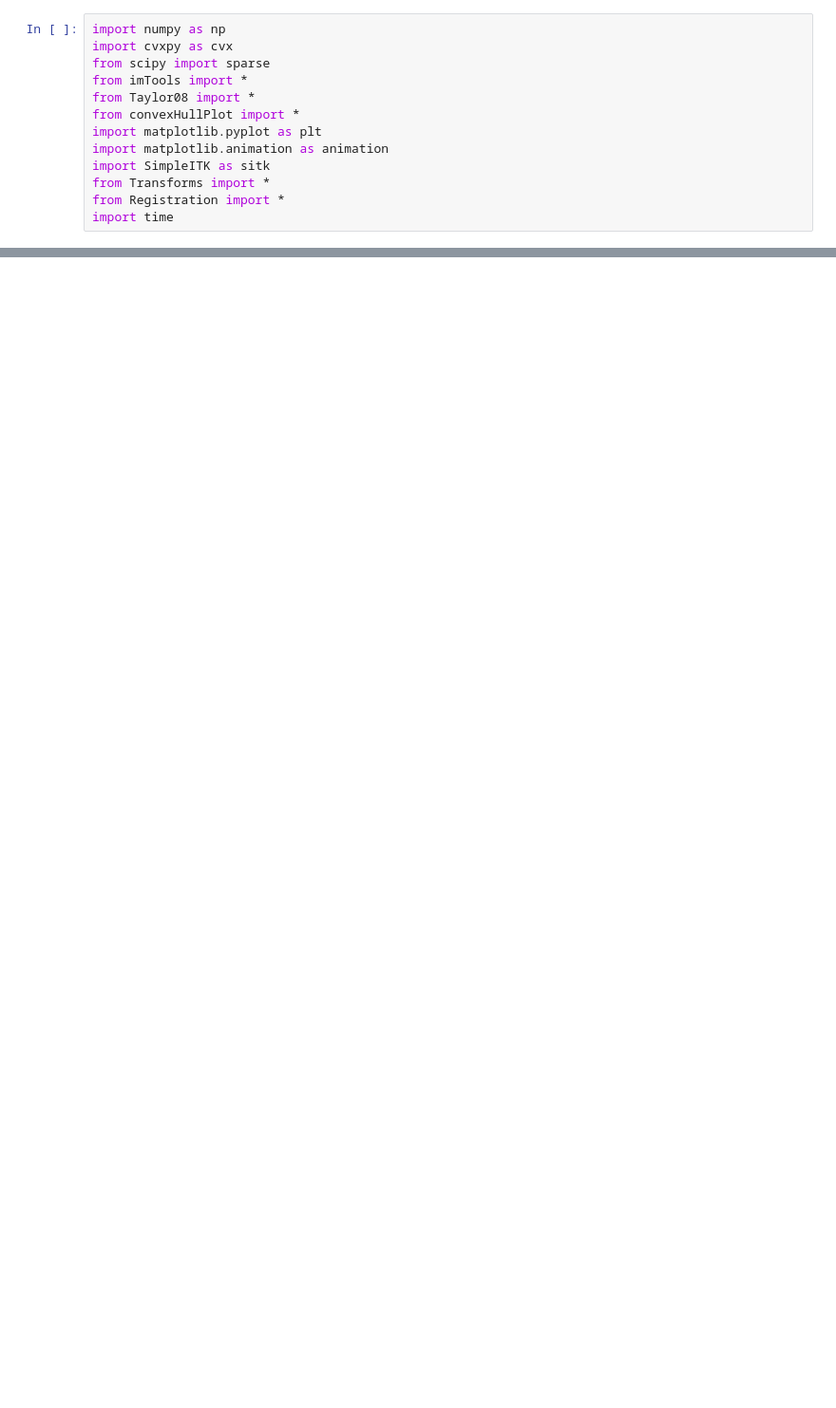
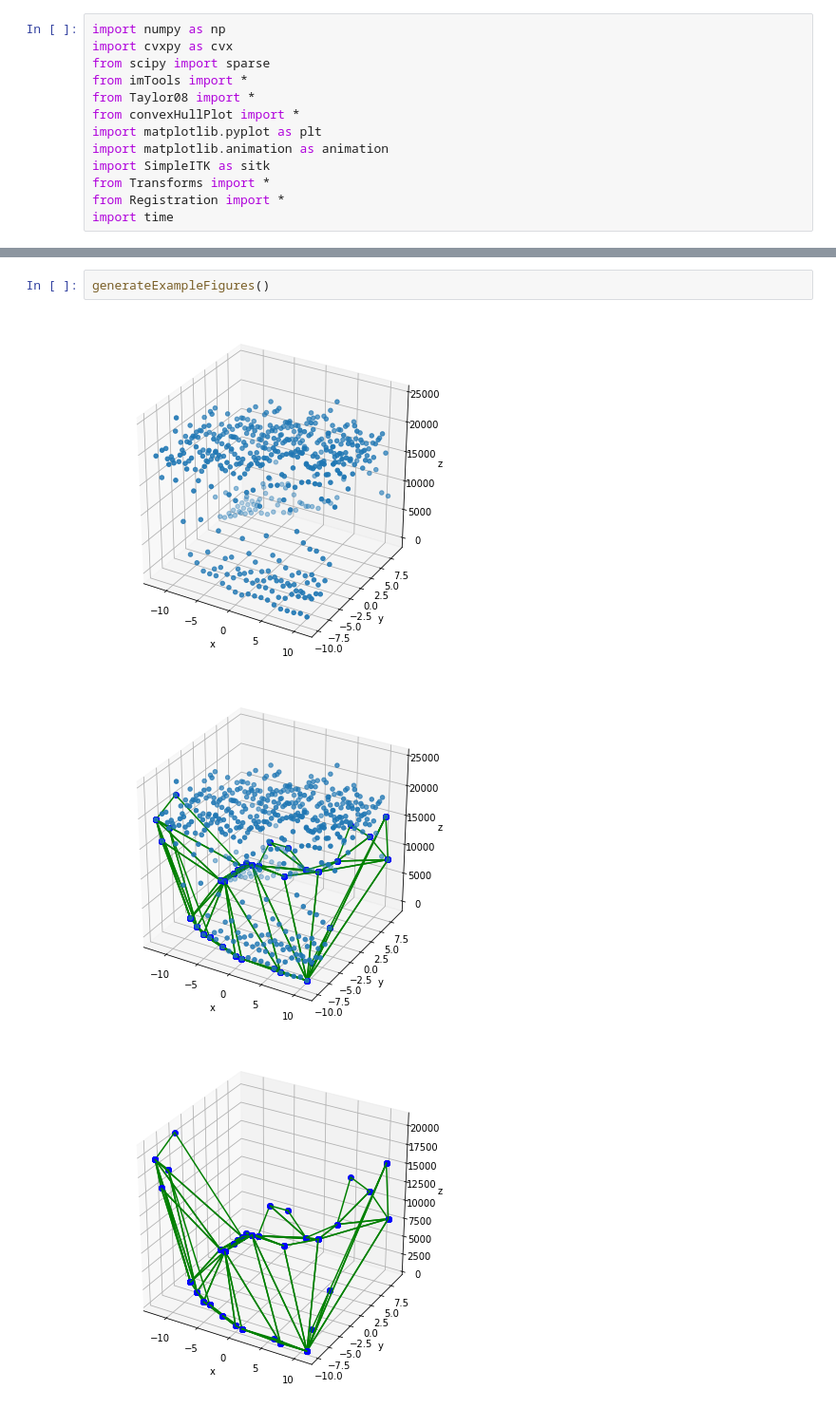
Before and after one commit to briancknight/masters-thesis, a Jupyter notebook: ConvexRegistration/stillTrying.ipynb, the cells around one changed output, grey strips where cells are left out. Shown at 95% size. Saved outputs shown, nothing was run; the diff lists cells and outputs as text; blank space fills up the shorter version.

```diff
--- a/ConvexRegistration/stillTrying.ipynb
+++ b/ConvexRegistration/stillTrying.ipynb
@@ -32,0 +22,6 @@ Clipping input data to the valid range for imshow with RGB data ([0..1] for floa
+# %%
+generateExampleFigures()
+# %% [output]
+[figure, added]
+[figure, added]
+[figure, added]
```
Also changed, not shown: parts of 7 cells of this notebook, 47 other files.
